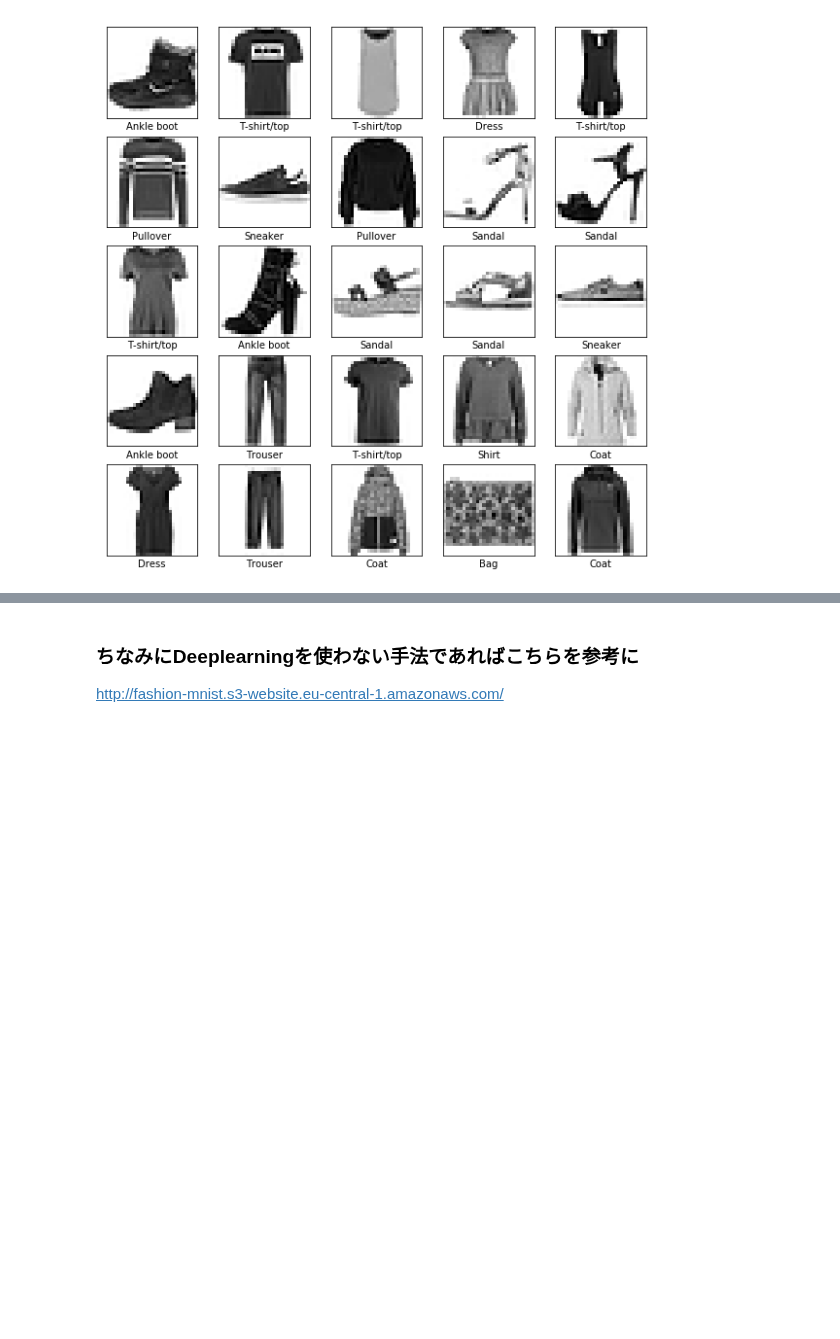
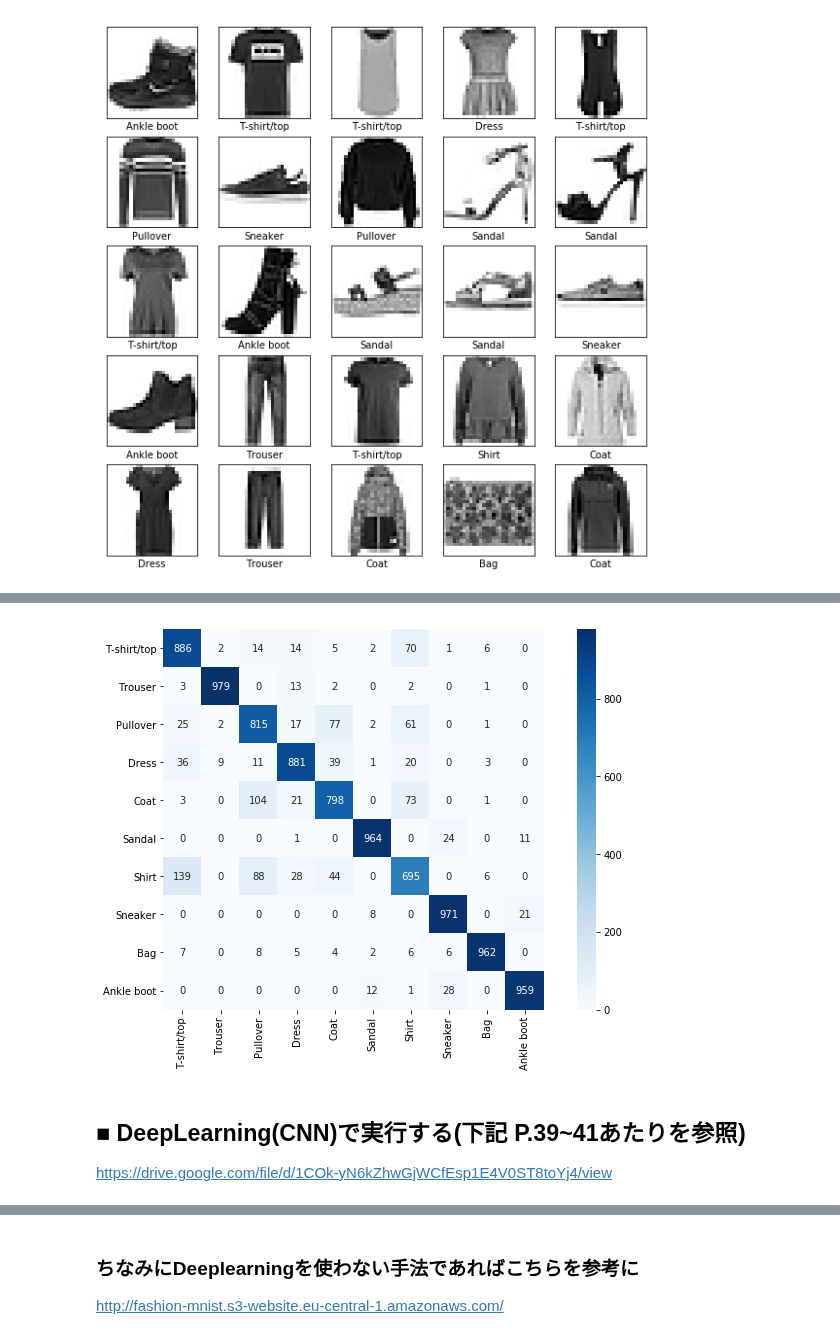
Before and after one commit to abeja-inc/Platform_handson, a Jupyter notebook: fashion-mnist/notebook/fasshion.ipynb, the cells around one changed output, grey strips where cells are left out. Saved outputs shown, nothing was run; the diff lists cells and outputs as text; code cells hidden in the pictures; blank space fills up the shorter version.

```diff
--- a/fashion-mnist/notebook/fasshion.ipynb
+++ b/fashion-mnist/notebook/fasshion.ipynb
@@ -129,0 +165,6 @@ plt.show()
+# %%
+from sklearn.metrics import confusion_matrix
+
+predict_classes = model.predict_classes(test_images)
+true_classes = test_labels
+print(confusion_matrix(true_classes, predict_classes))
@@ -130,3 +182,22 @@ plt.show()
+# %%
+import seaborn as sn
+
+def print_cmx(y_true, y_pred):
+    labels = sorted(list(set(y_true)))
+    cmx_data = confusion_matrix(y_true, y_pred, labels=labels)
+
+    df_cmx = pd.DataFrame(cmx_data, index=class_names, columns=class_names)
+
+    plt.figure(figsize = (12,7))
+    sn.heatmap(df_cmx, annot=True, fmt='g' ,square = True,cmap="Blues",)
+    plt.show()
+
+print_cmx(true_classes, predict_classes)
+# %% [output]
+[figure, added]
+# %% [markdown]
+## ■ DeepLearning(CNN)で実行する(下記 P.39~41あたりを参照)
+https://drive.google.com/file/d/1COk-yN6kZhwGjWCfEsp1E4V0ST8toYj4/view
 # %%
 # チャネルの追加
 X_train = train_images.reshape(train_images.shape + (1,))
```
Also changed, not shown: parts of 30 cells of this notebook.
